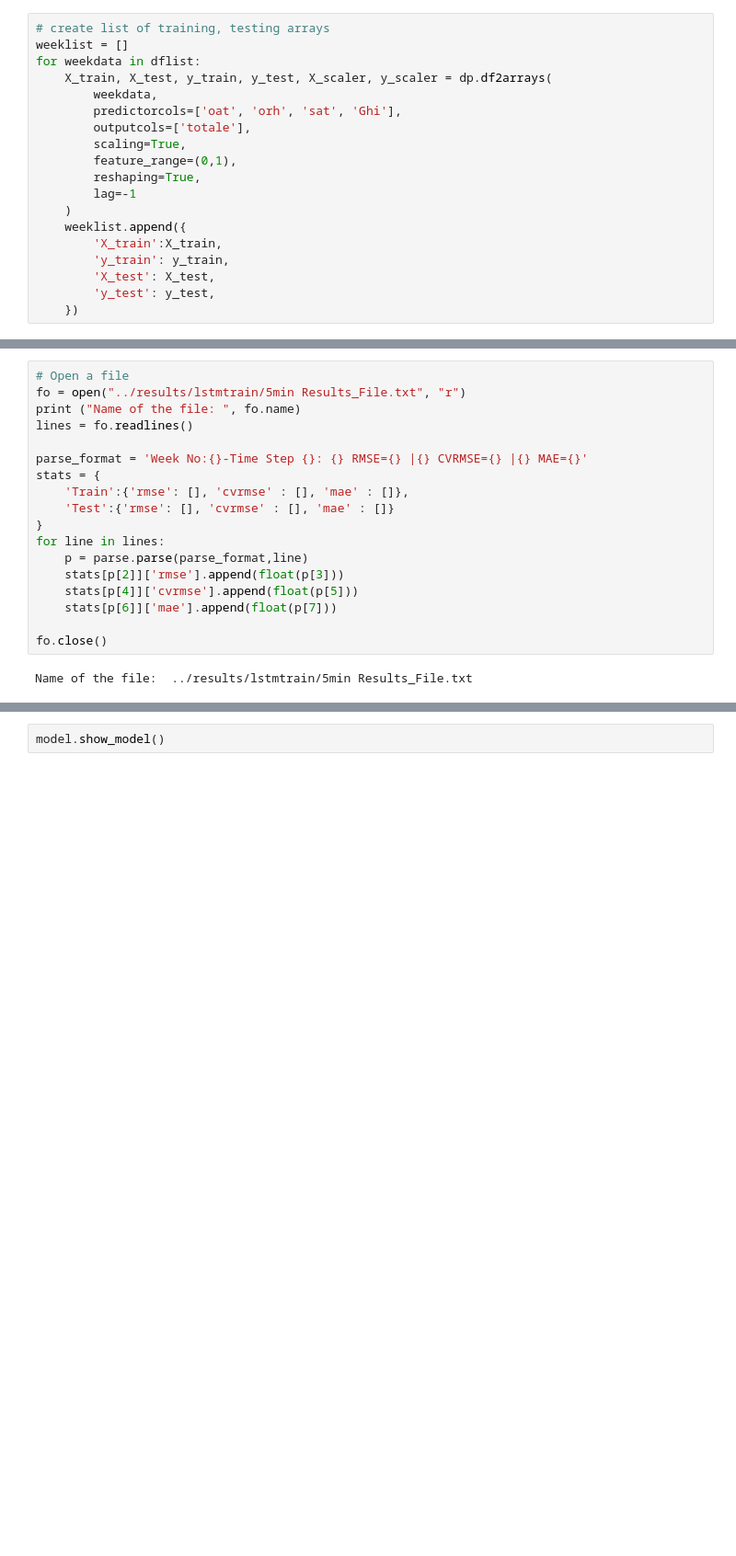
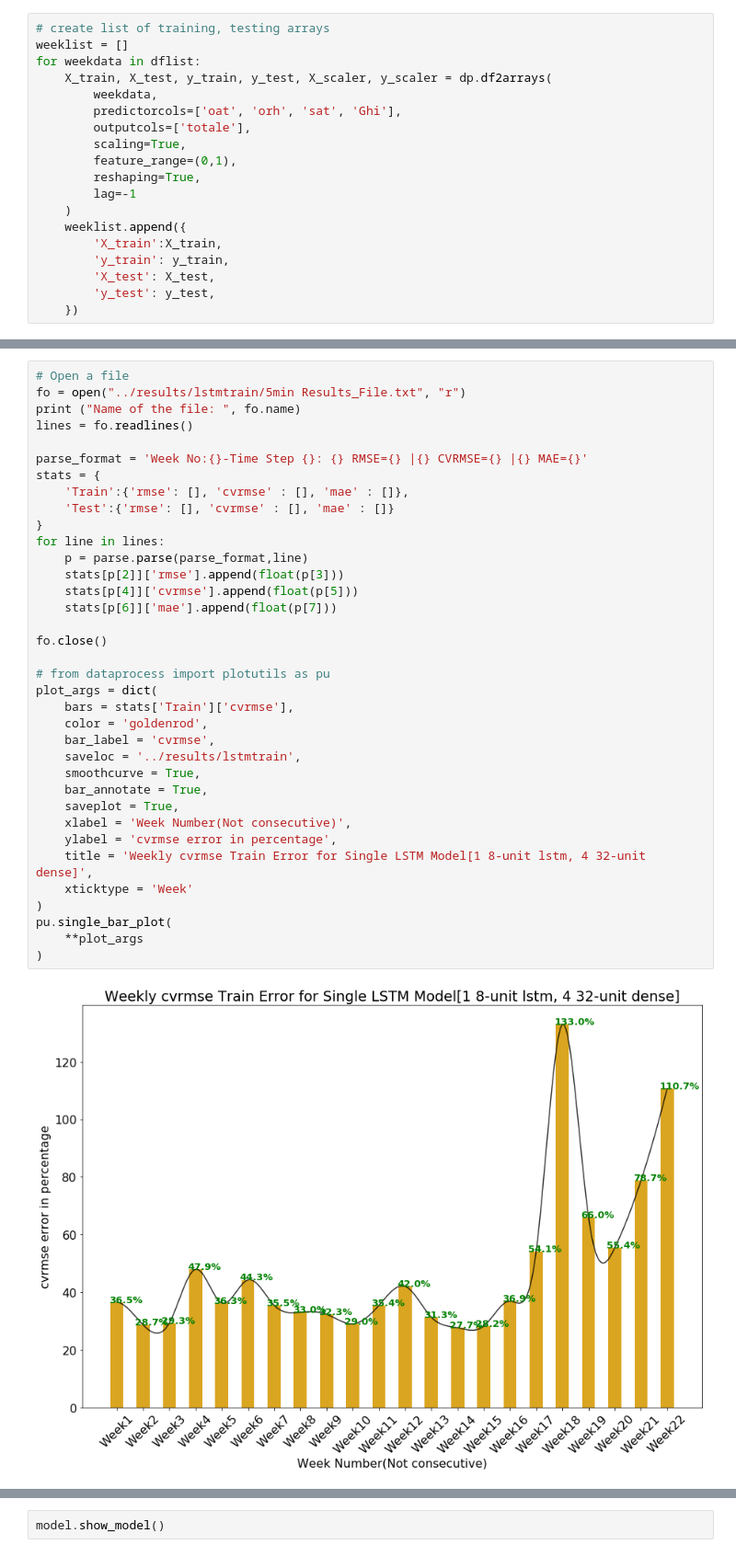
Before and after one commit to AvisekNaug/CDC2020, a Jupyter notebook: notebooks/AHU Energy Training.ipynb, the cells around one changed output, grey strips where cells are left out. Shown: that part at 92% size. Drawn from its saved outputs; the diff is of its cells as text; blank space fills up the shorter version.

```diff
--- a/notebooks/AHU Energy Training.ipynb
+++ b/notebooks/AHU Energy Training.ipynb
@@ -360,21 +190,39 @@ Epoch 140/1000
 # %%
 # Open a file
 fo = open("../results/lstmtrain/5min Results_File.txt", "r")
 print ("Name of the file: ", fo.name)
 lines = fo.readlines()
 
 parse_format = 'Week No:{}-Time Step {}: {} RMSE={} |{} CVRMSE={} |{} MAE={}'
 stats = {
     'Train':{'rmse': [], 'cvrmse' : [], 'mae' : []},
     'Test':{'rmse': [], 'cvrmse' : [], 'mae' : []}
 }
 for line in lines:
     p = parse.parse(parse_format,line)
     stats[p[2]]['rmse'].append(float(p[3]))
     stats[p[4]]['cvrmse'].append(float(p[5]))
     stats[p[6]]['mae'].append(float(p[7]))
 
 fo.close()
+
+# from dataprocess import plotutils as pu
+plot_args = dict(
+    bars = stats['Train']['cvrmse'],
+    color = 'goldenrod',
+    bar_label = 'cvrmse',
+    saveloc = '../results/lstmtrain',
+    smoothcurve = True,
+    bar_annotate = True,
+    saveplot = True,
+    xlabel = 'Week Number(Not consecutive)',
+    ylabel = 'cvrmse error in percentage',
+    title = 'Weekly cvrmse Train Error for Single LSTM Model[1 8-unit lstm, 4 32-unit dense]',
+    xticktype = 'Week'
+)
+pu.single_bar_plot(
+    **plot_args
+)
 # %% [output]
-Name of the file:  ../results/lstmtrain/5min Results_File.txt
+[figure, added]
 # %%
```
Also changed, not shown: parts of 8 cells of this notebook, 2 other files.
